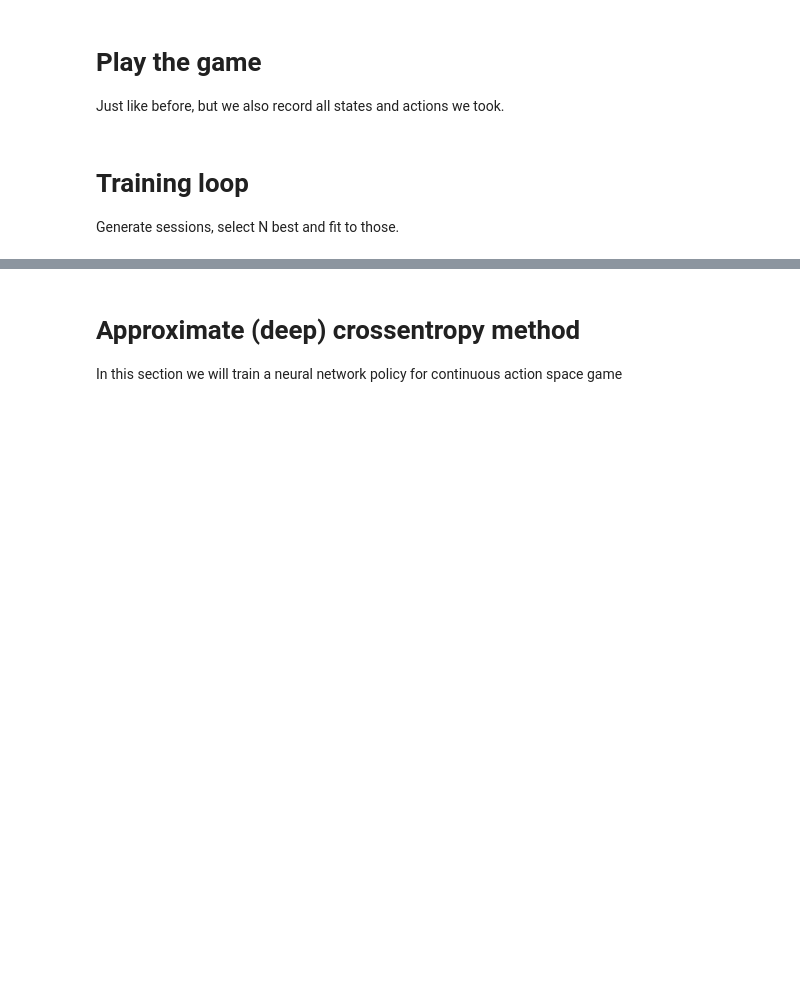
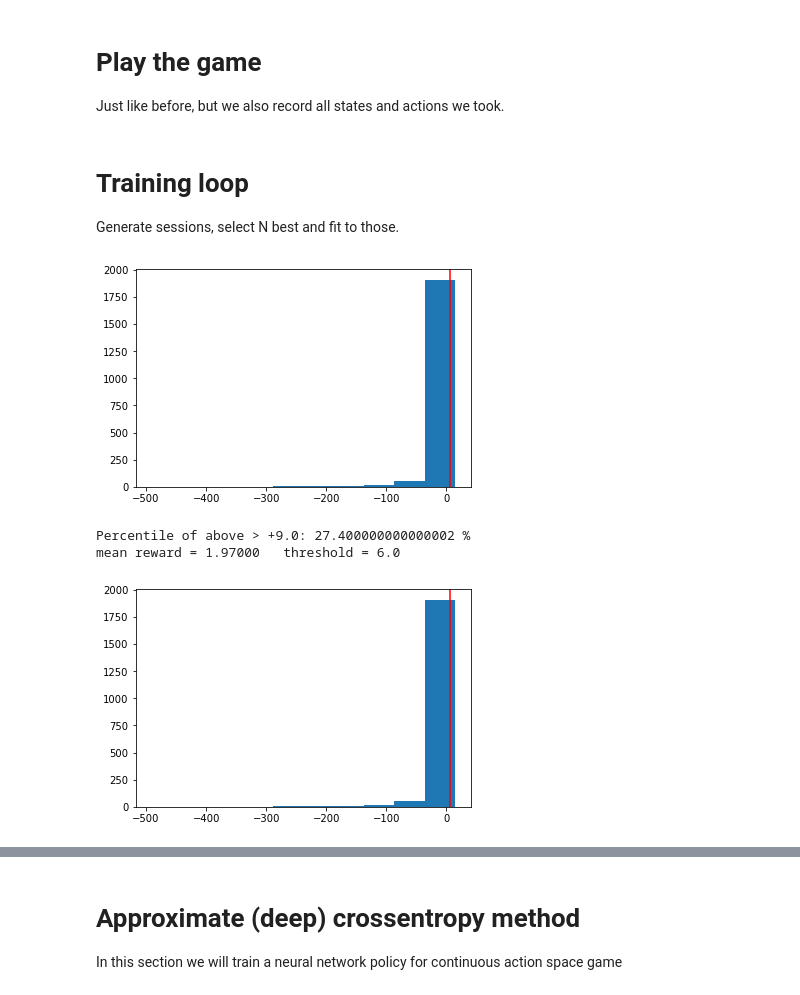
Before and after one commit to APodolskiy/Practical_RL, a Jupyter notebook: week1/crossentropy_method.ipynb, the cells around one changed output, grey strips where cells are left out. Drawn from its saved outputs; the diff is of its cells as text; code cells hidden in the pictures; blank space fills up the shorter version.

```diff
--- a/week1/crossentropy_method.ipynb
+++ b/week1/crossentropy_method.ipynb
@@ -41,3 +44,5 @@ policy = <your code here! Create an array to store action probabilities>
+# %%
+policy = np.ones((n_states, n_actions))/n_actions
 # %%
 assert type(policy) in (np.ndarray,np.matrix)
 assert np.allclose(policy,1./n_actions)
@@ -58,12 +63,15 @@ def generate_session(t_max=10**4):
     s = env.reset()
 
     for t in range(t_max):
-
-        a = <pick action from policy (at random with probabilities)>
+        #<pick action from policy (at random with probabilities)>
+        a = np.random.choice(range(0, n_actions), p=policy[s])
 
         new_s,r,done,info = env.step(a)
 
-        <record prev state, action and add up reward to states,actions and total_reward accordingly>
+        #<record prev state, action and add up reward to states,actions and total_reward accordingly>
+        states.append(s)
+        actions.append(a)
+        total_reward += r
 
         s = new_s
         if done:
@@ -80,33 +92,48 @@ Generate sessions, select N best and fit to those.
 # %%
-n_samples = 250  #sample this many samples
-percentile = 50  #take this percent of session with highest rewards
+n_samples = 2000  #sample this many samples
+percentile = 25  #take this percent of session with highest rewards
 smoothing = 0.1  #add this thing to all counts for stability
 
+thr = 9.0
+
 for i in range(100):
-
-    %time sessions = <generate n_samples sessions>]
+    #%time sessions = [generate_session() for _ in range(n_samples)]
+    sessions = [generate_session() for _ in range(n_samples)]
 
     batch_states,batch_actions,batch_rewards = map(np.array,zip(*sessions))
 
     #batch_states: a list of lists of states in each session
     #batch_actions: a list of lists of actions in each session
     #batch_rewards: a list of floats - total rewards at each session
 
-    threshold = <select percentile of your samples>
-
-    elite_states = <select states from sessions where rewards are above threshold>
-    elite_actions = <select actions from sessions where rewards are above threshold>
+    threshold = np.percentile(batch_rewards, percentile)
+    elite_states =  batch_states[batch_rewards >= threshold]
+    elite_actions = batch_actions[batch_rewards >= threshold]
 
     elite_states, elite_actions = map(np.concatenate,[elite_states,elite_actions])
     #hint on task above: use np.percentile and numpy-style indexing
 
     #count actions from elite states
-    elite_counts = np.zeros_like(policy)+smoothing
+    elite_counts = np.zeros_like(policy) + smoothing
 
-    <count all state-action occurences in elite_states and elite_actions>
+    for s, a in zip(elite_states, elite_actions):
+        elite_counts[s,a] += 1
+    #<count all state-action occurences in elite_states and elite_actions>
+    cnt_above_thr = np.mean(batch_rewards > thr)
 
+    policy = elite_counts / elite_counts.sum(axis=1)[:, np.newaxis]
+    #policy = <normalize over each state to get probabilities>
+    plt.clf()
+    plt.hist(batch_rewards)
+    plt.axvline(x=threshold, color='r')
+    plt.draw()
+    display.clear_output(wait=True)
+    display.display(plt.gcf())
 
-    policy = <normalize over each state to get probabilities>
-
-
+    print("Percentile of above > +9.0: {} %".format(cnt_above_thr * 100))
     print("mean reward = %.5f\tthreshold = %.1f"%(np.mean(batch_rewards),threshold))
+# %% [output]
+[figure, added]
+Percentile of above > +9.0: 27.400000000000002 %
+mean reward = 1.97000   threshold = 6.0
+[figure, added]
```
Also changed, not shown: parts of 22 cells of this notebook, 12 other files.
